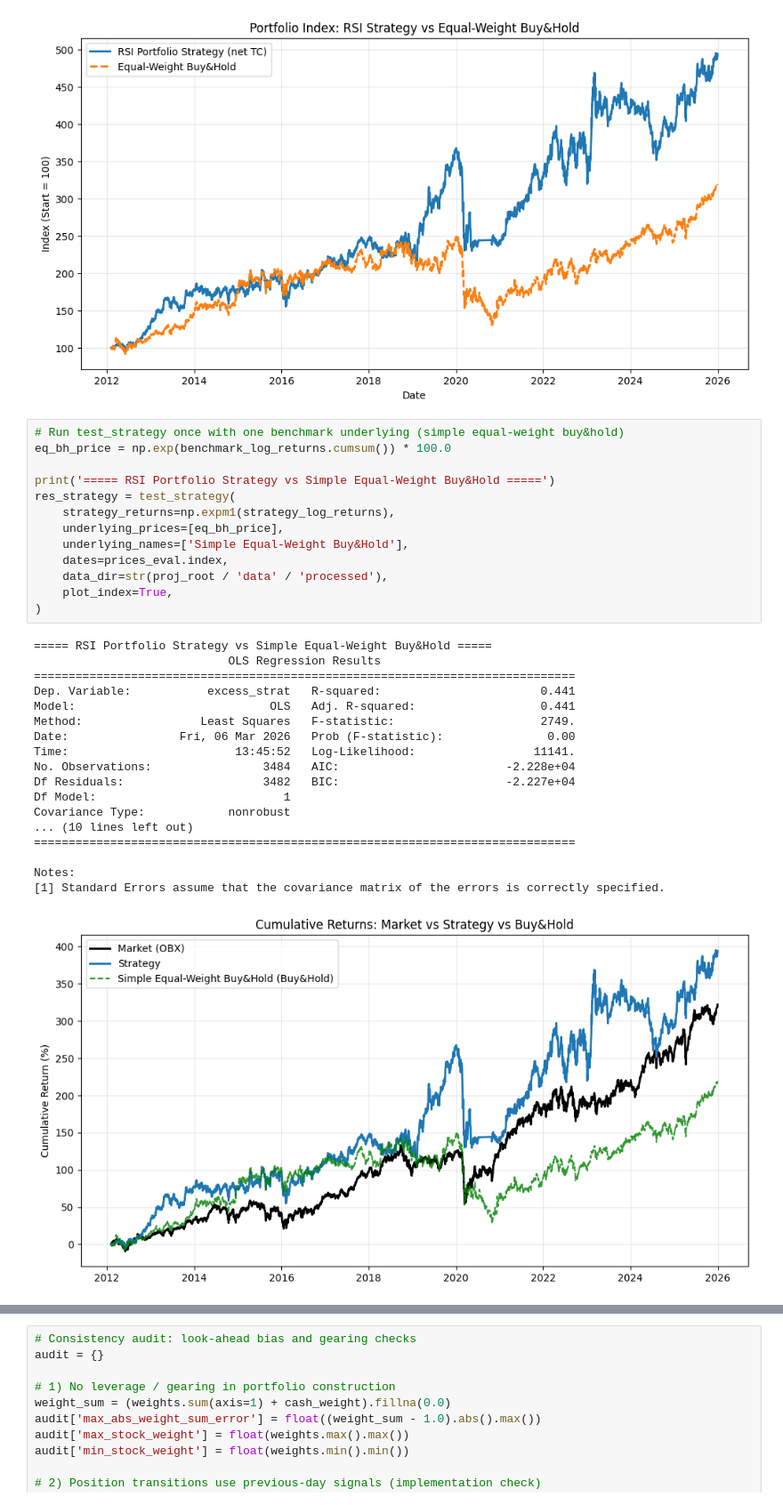
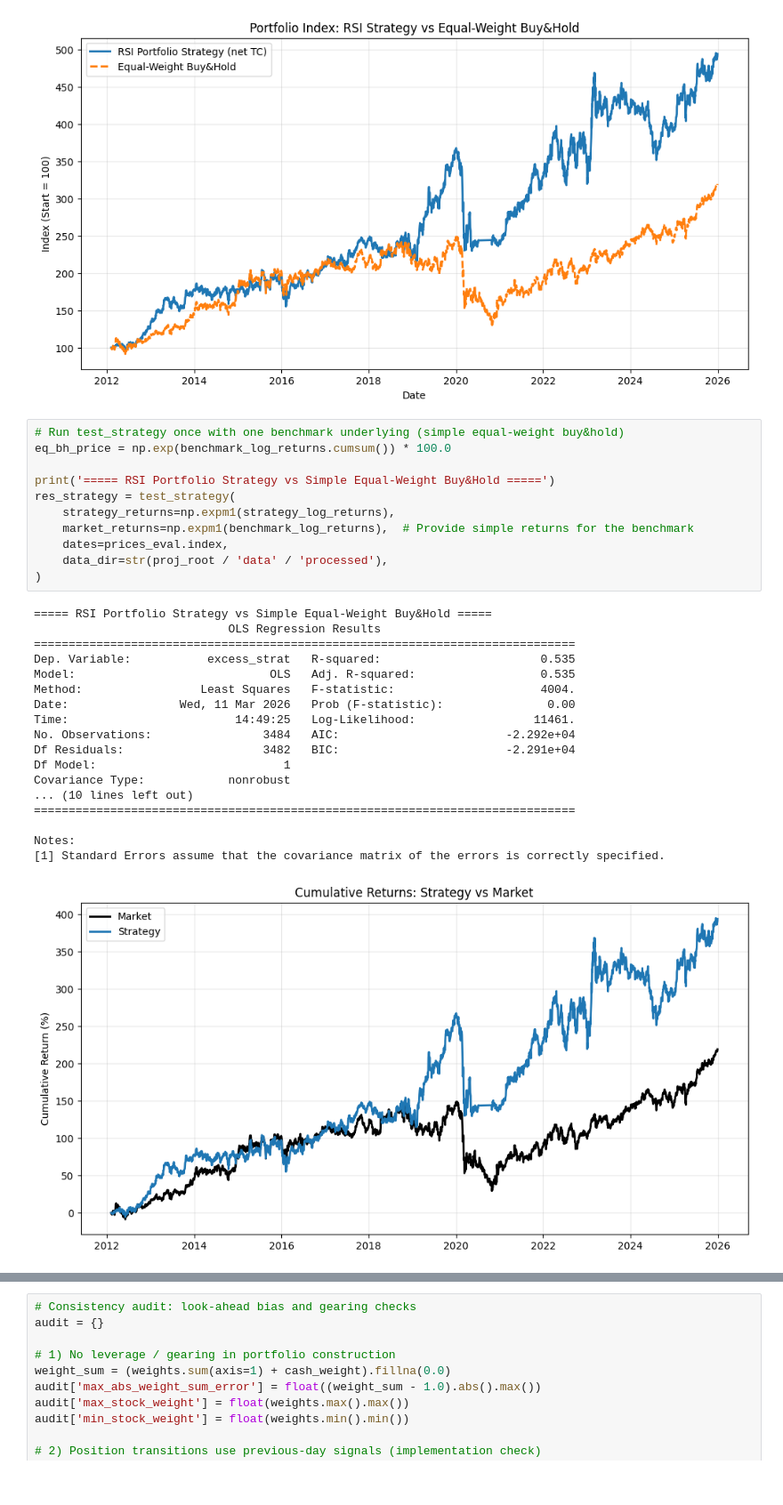
Before and after one commit to JonasG241/norne-momentum-backtest, a Jupyter notebook: notebooks/RSI_portfolio_trader.ipynb, the cells around one changed output, grey strips where cells are left out. Shown at 89% size. Drawn from its saved outputs; the diff is of its cells as text.

Commit message:
Oppdatert logikk i test_strategy, testdata som kan brukes, og bruksvisning

```diff
--- a/notebooks/RSI_portfolio_trader.ipynb
+++ b/notebooks/RSI_portfolio_trader.ipynb
@@ -250,32 +250,30 @@ Average daily TC drag: 0.0016%
 # %%
 # Run test_strategy once with one benchmark underlying (simple equal-weight buy&hold)
 eq_bh_price = np.exp(benchmark_log_returns.cumsum()) * 100.0
 
 print('===== RSI Portfolio Strategy vs Simple Equal-Weight Buy&Hold =====')
 res_strategy = test_strategy(
     strategy_returns=np.expm1(strategy_log_returns),
-    underlying_prices=[eq_bh_price],
-    underlying_names=['Simple Equal-Weight Buy&Hold'],
+    market_returns=np.expm1(benchmark_log_returns),  # Provide simple returns for the benchmark
     dates=prices_eval.index,
     data_dir=str(proj_root / 'data' / 'processed'),
-    plot_index=True,
 )
 # %% [output]
 ===== RSI Portfolio Strategy vs Simple Equal-Weight Buy&Hold =====
                             OLS Regression Results
 ==============================================================================
-Dep. Variable:           excess_strat   R-squared:                       0.441
-Model:                            OLS   Adj. R-squared:                  0.441
-Method:                 Least Squares   F-statistic:                     2749.
-Date:                Fri, 06 Mar 2026   Prob (F-statistic):               0.00
-Time:                        13:45:52   Log-Likelihood:                 11141.
-No. Observations:                3484   AIC:                        -2.228e+04
-Df Residuals:                    3482   BIC:                        -2.227e+04
+Dep. Variable:           excess_strat   R-squared:                       0.535
+Model:                            OLS   Adj. R-squared:                  0.535
+Method:                 Least Squares   F-statistic:                     4004.
+Date:                Wed, 11 Mar 2026   Prob (F-statistic):               0.00
+Time:                        14:49:25   Log-Likelihood:                 11461.
+No. Observations:                3484   AIC:                        -2.292e+04
+Df Residuals:                    3482   BIC:                        -2.291e+04
 Df Model:                           1
 Covariance Type:            nonrobust
 ... (10 lines left out)
 ==============================================================================
 
 Notes:
 [1] Standard Errors assume that the covariance matrix of the errors is correctly specified.
-[figure, old version]
+[figure, new version]
```
Also changed, not shown: parts of 1 cell of this notebook, 9 other files.
